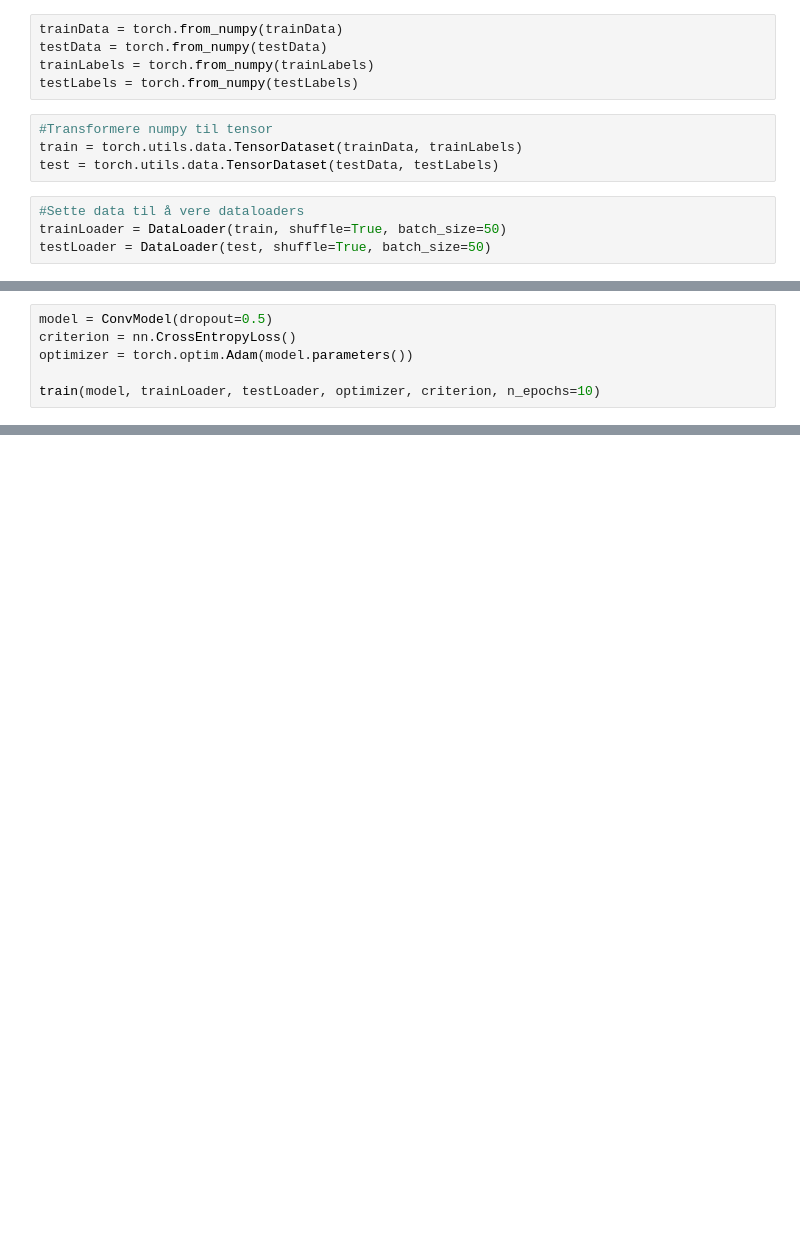
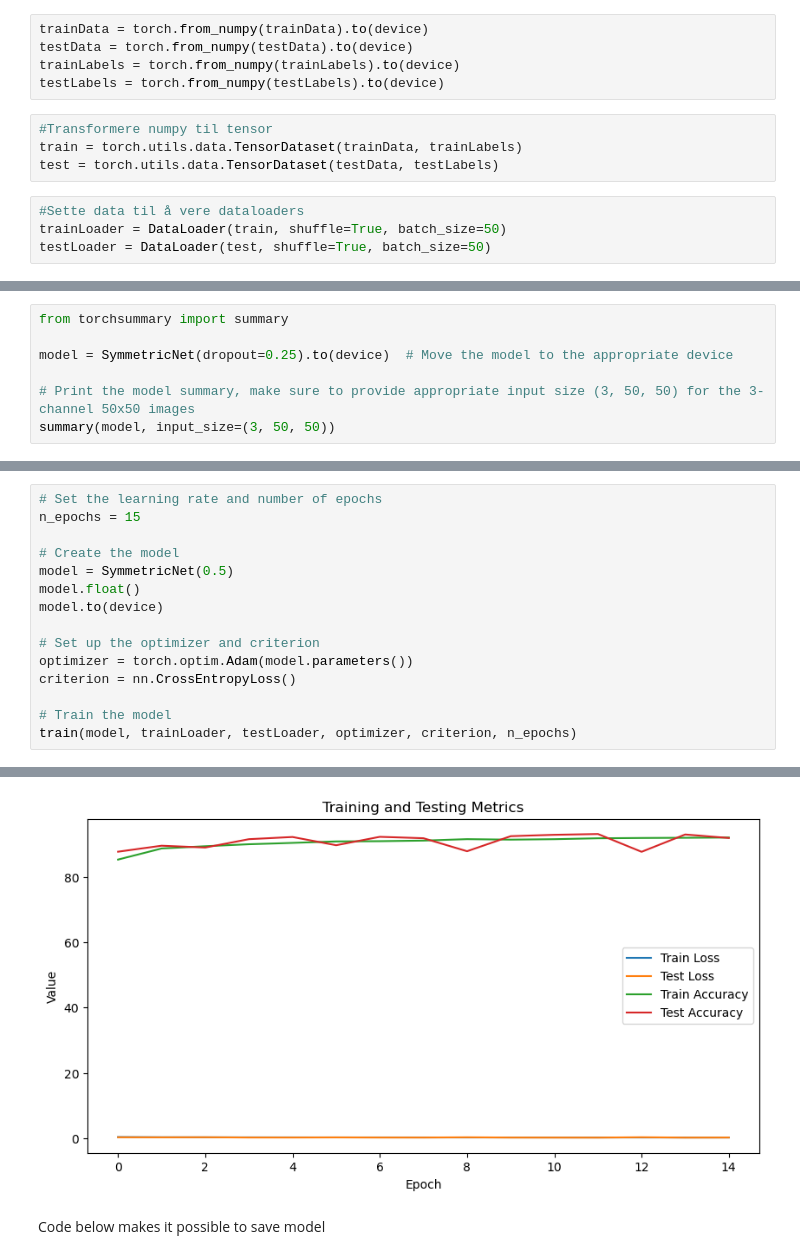
Before and after one commit to iRootTsar/Optimazing-klassification-of-ATLAS-detector-data--CERN-, a Jupyter notebook: notebooks/pyTorch/thirdMod.ipynb, the cells around one changed output, grey strips where cells are left out. Saved outputs shown, nothing was run; the diff lists cells and outputs as text; blank space fills up the shorter version.

```diff
--- a/notebooks/pyTorch/thirdMod.ipynb
+++ b/notebooks/pyTorch/thirdMod.ipynb
@@ -59,10 +59,10 @@ Running on the GPU
 #Split data 75% i train og 25% i test
 trainData, testData, trainLabels, testLabels = train_test_split(dataArray, labelsArray, random_state=42)
 # %%
-trainData = torch.from_numpy(trainData)
-testData = torch.from_numpy(testData)
-trainLabels = torch.from_numpy(trainLabels)
-testLabels = torch.from_numpy(testLabels)
+trainData = torch.from_numpy(trainData).to(device)
+testData = torch.from_numpy(testData).to(device)
+trainLabels = torch.from_numpy(trainLabels).to(device)
+testLabels = torch.from_numpy(testLabels).to(device)
 # %%
 #Transformere numpy til tensor
 train = torch.utils.data.TensorDataset(trainData, trainLabels)
@@ -172,0 +273,7 @@ Estimated Total Size (MB): 2.43
+# %%
+from torchsummary import summary
+
+model = SymmetricNet(dropout=0.25).to(device)  # Move the model to the appropriate device
+
+# Print the model summary, make sure to provide appropriate input size (3, 50, 50) for the 3-channel 50x50 images
+summary(model, input_size=(3, 50, 50))
@@ -230,7 +375,16 @@ def train(model, train_loader, test_loader, optimizer, criterion, n_epochs):
 # %%
-model = ConvModel(dropout=0.5)
+# Set the learning rate and number of epochs
+n_epochs = 15
+
+# Create the model
+model = SymmetricNet(0.5)
+model.float()
+model.to(device)
+
+# Set up the optimizer and criterion
+optimizer = torch.optim.Adam(model.parameters())
 criterion = nn.CrossEntropyLoss()
-optimizer = torch.optim.Adam(model.parameters())
 
-train(model, trainLoader, testLoader, optimizer, criterion, n_epochs=10)
+# Train the model
+train(model, trainLoader, testLoader, optimizer, criterion, n_epochs)
 # %% [output]
@@ -253,0 +408,3 @@ Test Loss: 0.3074, Test Accuracy: 87.45%
+[figure, added]
+# %% [markdown]
+Code below makes it possible to save model
```
Also changed, not shown: parts of 13 cells of this notebook, 4 other files.
